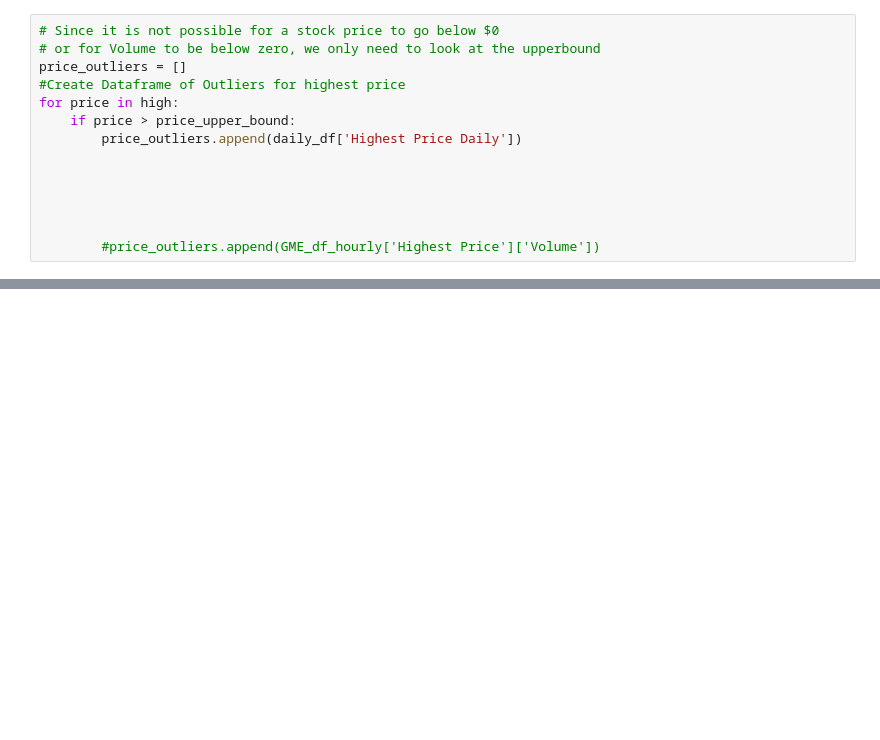
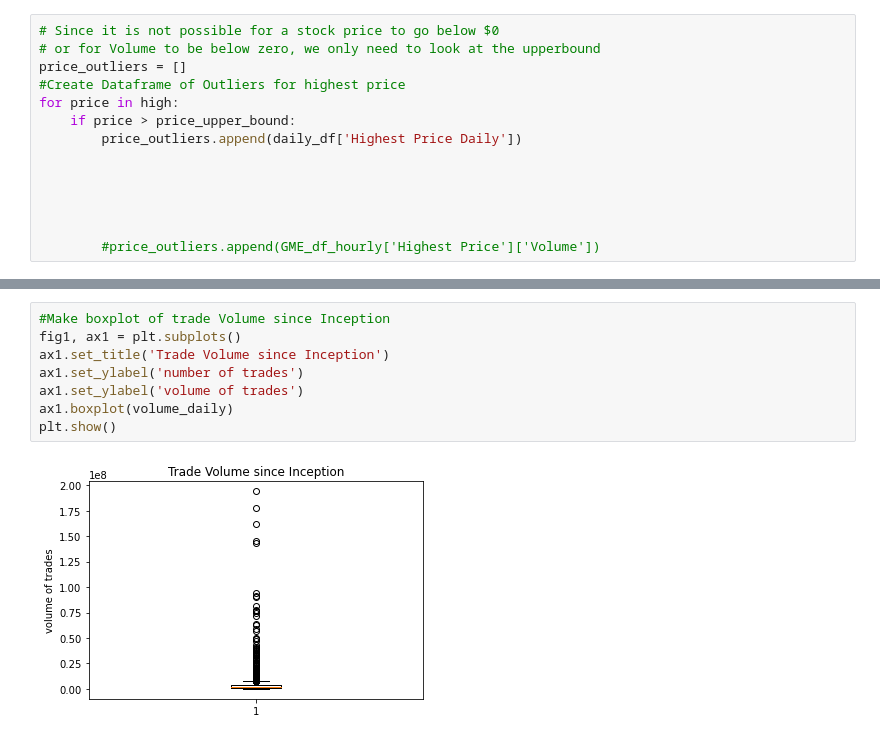
Before and after one commit to StephanieMcNutt/Project_1, a Jupyter notebook: Project_1_main.ipynb, the cells around one changed output, grey strips where cells are left out. Cells and saved outputs as stored; diff of their text form; blank space fills up the shorter version.

```diff
--- a/Project_1_main.ipynb
+++ b/Project_1_main.ipynb
@@ -238,0 +249,10 @@ len(outliers_df)
+# %%
+#Make boxplot of trade Volume since Inception
+fig1, ax1 = plt.subplots()
+ax1.set_title('Trade Volume since Inception')
+ax1.set_ylabel('number of trades')
+ax1.set_ylabel('volume of trades')
+ax1.boxplot(volume_daily)
+plt.show()
+# %% [output]
+[figure, added]
```
Also changed, not shown: parts of 10 cells of this notebook.
